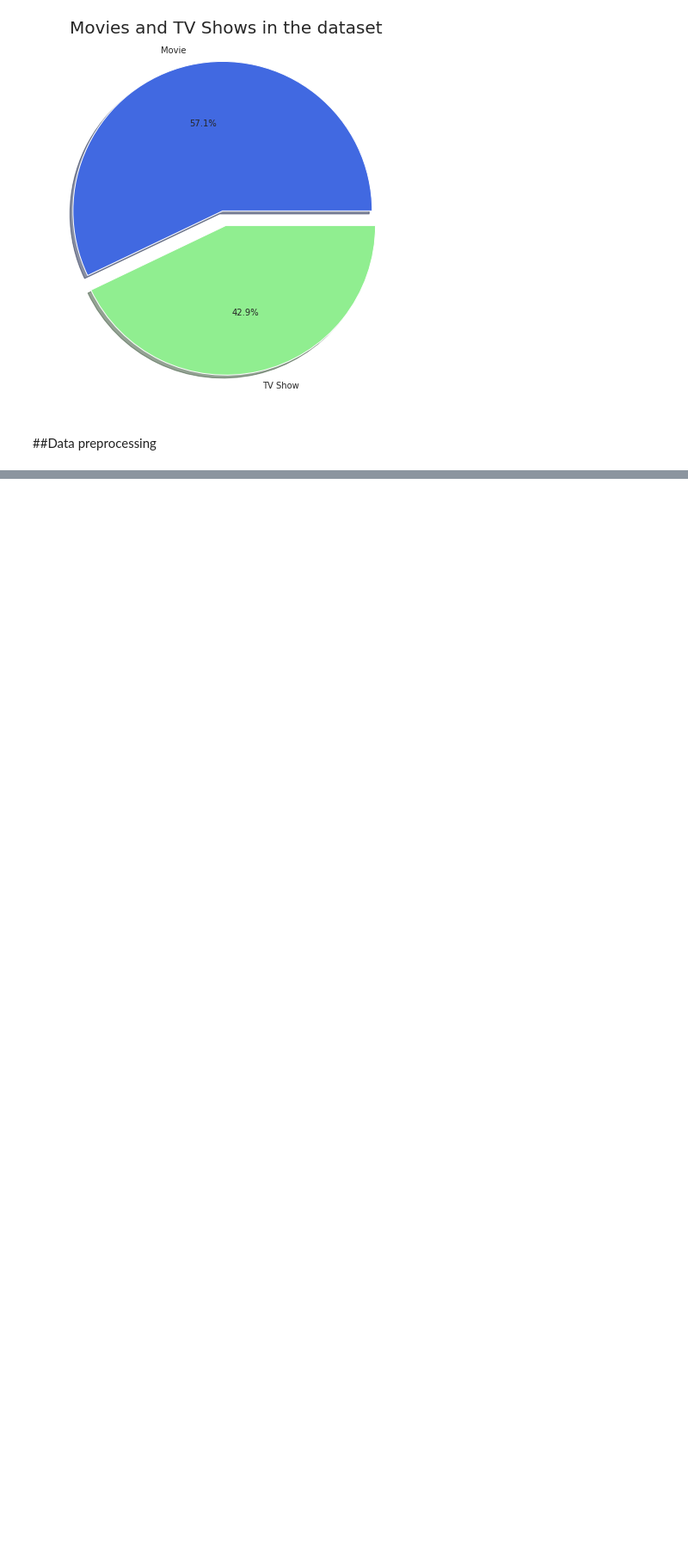
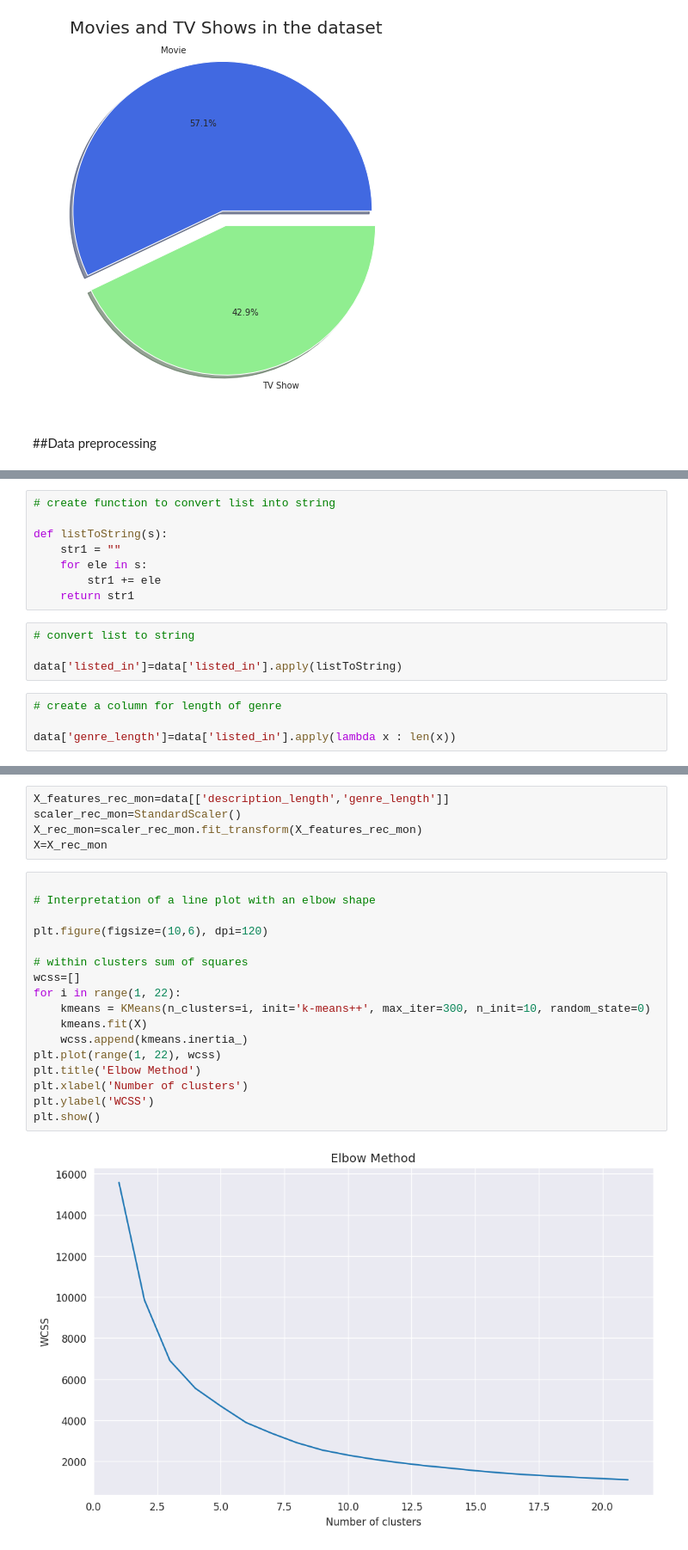
Before and after one commit to Amankr351/Netflix-Movies-and-TV-Shows-Clustering-Project., a Jupyter notebook: Netflix_Movies_And_TV_Shows_Clustering.ipynb, the cells around one changed output, grey strips where cells are left out. Shown: that part at 86% size. Drawn from its saved outputs; the diff is of its cells as text; blank space fills up the shorter version.

```diff
--- a/Netflix_Movies_And_TV_Shows_Clustering.ipynb
+++ b/Netflix_Movies_And_TV_Shows_Clustering.ipynb
@@ -446,0 +509,16 @@ array(['i', 'me', 'my', 'myself', 'we', 'our', 'ours', 'ourselves', 'you',
+# %%
+# create function to convert list into string
+
+def listToString(s):
+    str1 = ""
+    for ele in s:
+        str1 += ele
+    return str1
+# %%
+# convert list to string
+
+data['listed_in']=data['listed_in'].apply(listToString)
+# %%
+# create a column for length of genre
+
+data['genre_length']=data['listed_in'].apply(lambda x : len(x))
@@ -446,0 +529,24 @@ array(['i', 'me', 'my', 'myself', 'we', 'our', 'ours', 'ourselves', 'you',
+# %%
+X_features_rec_mon=data[['description_length','genre_length']]
+scaler_rec_mon=StandardScaler()
+X_rec_mon=scaler_rec_mon.fit_transform(X_features_rec_mon)
+X=X_rec_mon
+# %%
+
+# Interpretation of a line plot with an elbow shape
+
+plt.figure(figsize=(10,6), dpi=120)
+
+# within clusters sum of squares
+wcss=[]
+for i in range(1, 22):
+    kmeans = KMeans(n_clusters=i, init='k-means++', max_iter=300, n_init=10, random_state=0)
+    kmeans.fit(X)
+    wcss.append(kmeans.inertia_)
+plt.plot(range(1, 22), wcss)
+plt.title('Elbow Method')
+plt.xlabel('Number of clusters')
+plt.ylabel('WCSS')
+plt.show()
+# %% [output]
+[figure, added]
```
Also changed, not shown: parts of 22 cells of this notebook.
